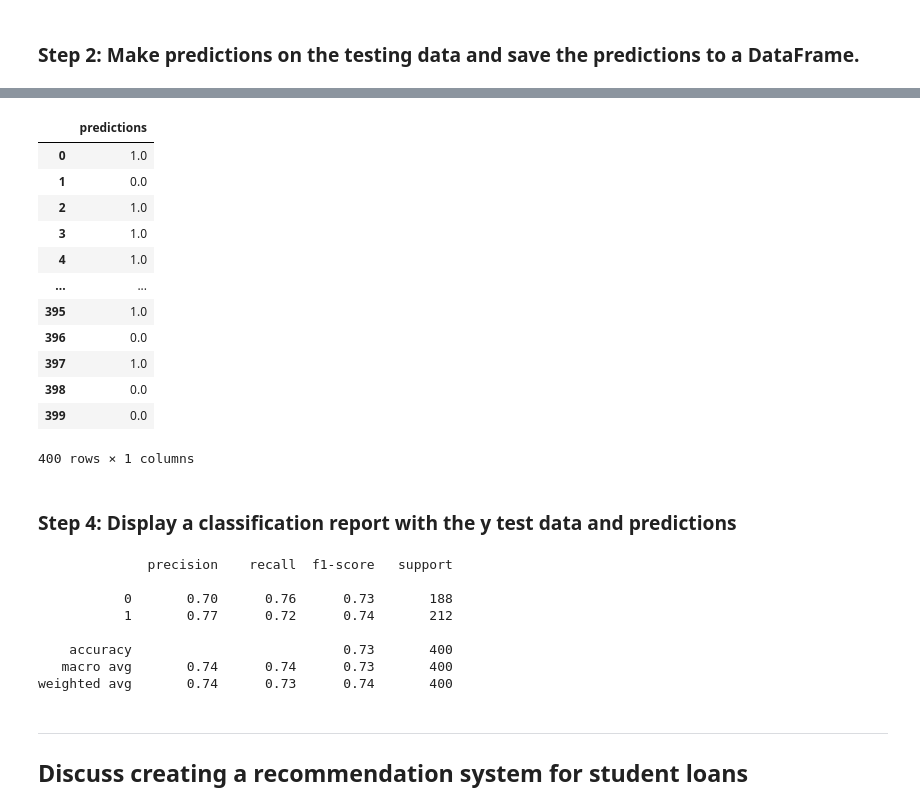
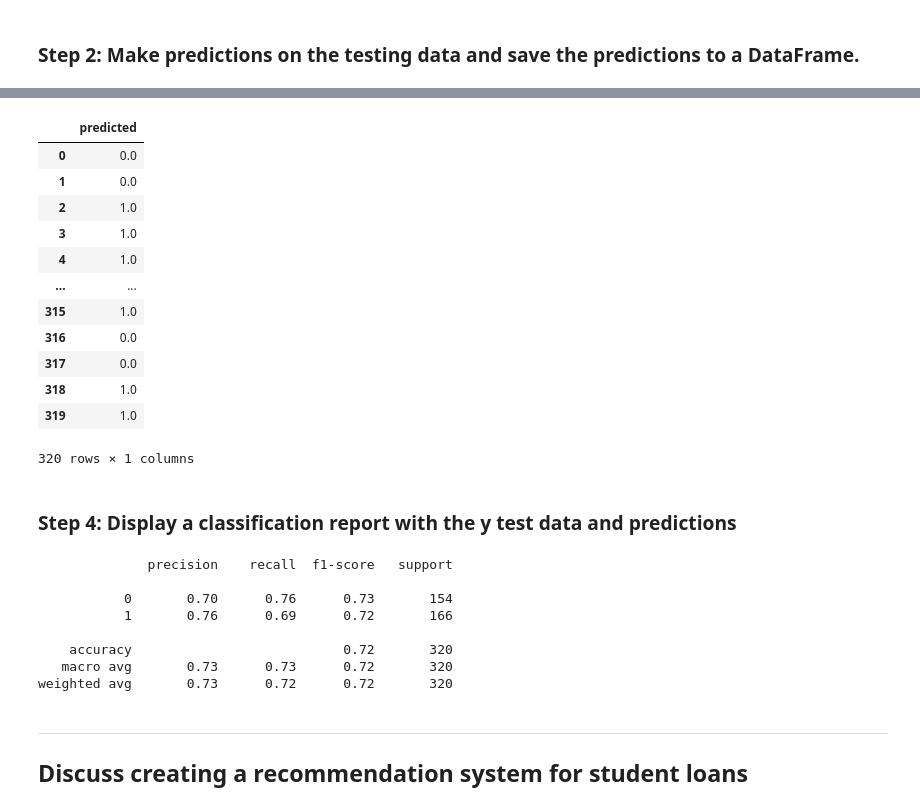
Before and after one commit to BellingLauren/neural-network-challenge-1, a Jupyter notebook: student_loans_with_deep_learning.ipynb, the cells around one changed output, grey strips where cells are left out. Saved outputs shown, nothing was run; the diff lists cells and outputs as text; code cells hidden in the pictures.

```diff
--- a/student_loans_with_deep_learning.ipynb
+++ b/student_loans_with_deep_learning.ipynb
@@ -198,14 +202,16 @@ Loss: 0.5049149394035339, Accuracy: 0.7350000143051147
 ### Step 1: Reload your saved model.
 # %%
 # Set the model's file path
-
+file_path = Path("student_loans.keras")
 
 # Load the model to a new object
+nn_imported = tf.keras.models.load_model(file_path)
 # %% [markdown]
 ### Step 2: Make predictions on the testing data and save the predictions to a DataFrame.
 # %%
 # Make predictions with the test data
-
+predictions = nn_imported.predict(X_test_scaled)
 
 # Display a sample of the predictions
+predictions[:5]
 # %% [output]
@@ -218,32 +224,37 @@ array([[0.63573396],
 # %%
 # Save the predictions to a DataFrame and round the predictions to binary results
+binary_predictions = predictions.round()
+predictions_df = pd.DataFrame(binary_predictions, columns=["predicted"])
+
+predictions_df
 # %% [output]
-|  | predictions |
-| 0 | 1.0 |
+|  | predicted |
+| 0 | 0.0 |
 | 1 | 0.0 |
 | 2 | 1.0 |
 | 3 | 1.0 |
 | 4 | 1.0 |
 | ... | ... |
-| 395 | 1.0 |
-| 396 | 0.0 |
-| 397 | 1.0 |
-| 398 | 0.0 |
-| 399 | 0.0 |
+| 315 | 1.0 |
+| 316 | 0.0 |
+| 317 | 0.0 |
+| 318 | 1.0 |
+| 319 | 1.0 |
-400 rows × 1 columns
+320 rows × 1 columns
 # %% [markdown]
 ### Step 4: Display a classification report with the y test data and predictions
 # %%
 # Print the classification report with the y test data and predictions
+print(classification_report(y_test, binary_predictions))
 # %% [output]
               precision    recall  f1-score   support
 
-           0       0.70      0.76      0.73       188
-           1       0.77      0.72      0.74       212
+           0       0.70      0.76      0.73       154
+           1       0.76      0.69      0.72       166
 
-    accuracy                           0.73       400
-   macro avg       0.74      0.74      0.73       400
-weighted avg       0.74      0.73      0.74       400
+    accuracy                           0.72       320
+   macro avg       0.73      0.73      0.72       320
+weighted avg       0.73      0.72      0.72       320
 # %% [markdown]
 ---
 ## Discuss creating a recommendation system for student loans
```
Also changed, not shown: parts of 7 cells of this notebook, 1 other file.
